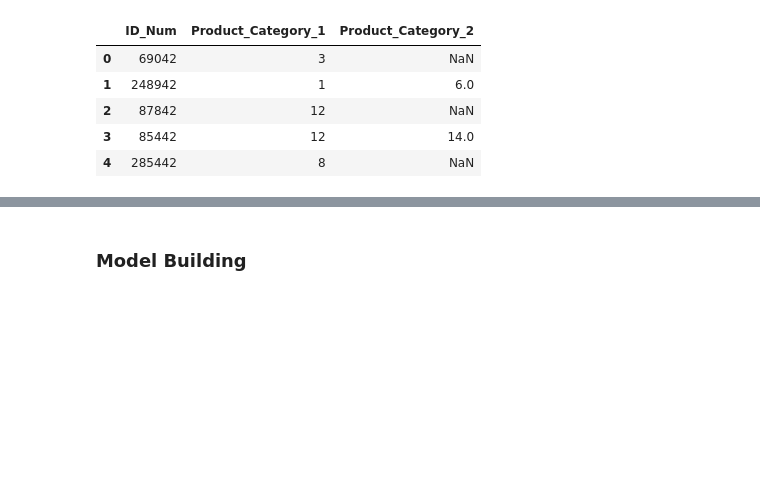
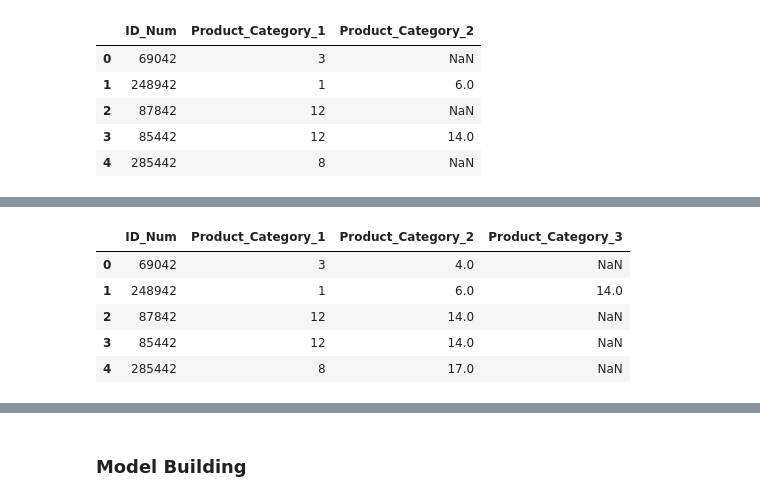
Before and after one commit to Dhruv-Chandra/Black-Friday, a Jupyter notebook: Black_Friday.ipynb, the cells around one changed output, grey strips where cells are left out. Cells and saved outputs as stored; diff of their text form; code cells hidden in the pictures; blank space fills up the shorter version.

```diff
--- a/Black_Friday.ipynb
+++ b/Black_Friday.ipynb
@@ -313,0 +364,10 @@ KeyboardInterrupt:
+# %%
+pd3_df = combined.loc[:, ['ID_Num', 'Product_Category_1', 'Product_Category_2', 'Product_Category_3']]
+pd3_df.head()
+# %% [output]
+|  | ID_Num | Product_Category_1 | Product_Category_2 | Product_Category_3 |
+| 0 | 69042 | 3 | 4.0 | NaN |
+| 1 | 248942 | 1 | 6.0 | 14.0 |
+| 2 | 87842 | 12 | 14.0 | NaN |
+| 3 | 85442 | 12 | 14.0 | NaN |
+| 4 | 285442 | 8 | 17.0 | NaN |
```
Also changed, not shown: parts of 27 cells of this notebook, 1 other file.
